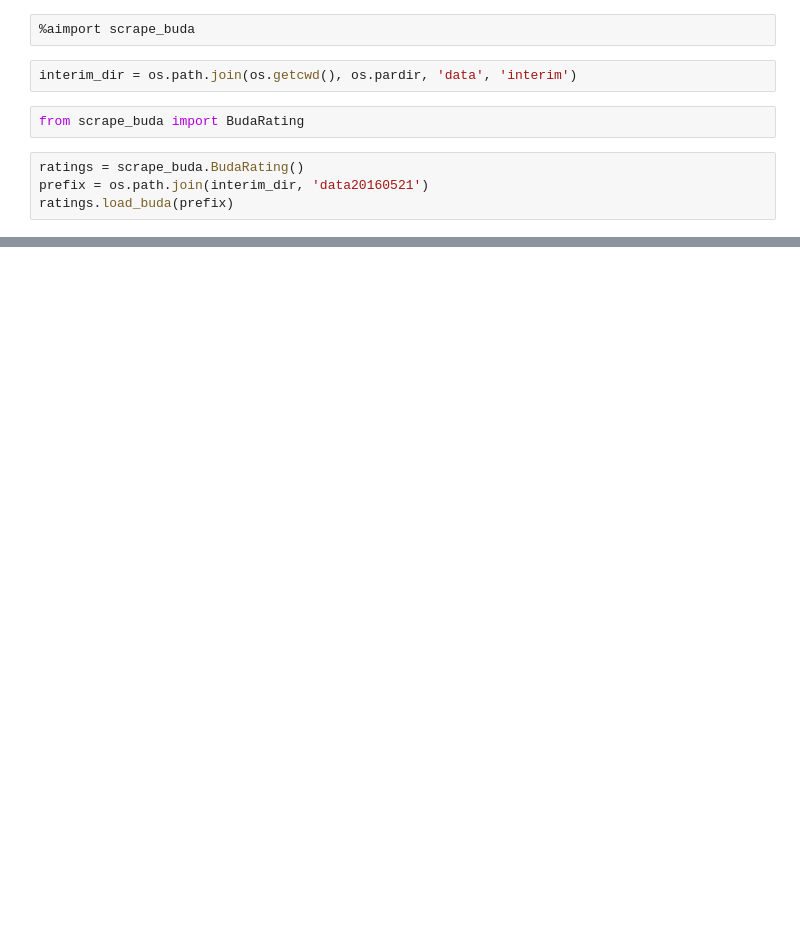
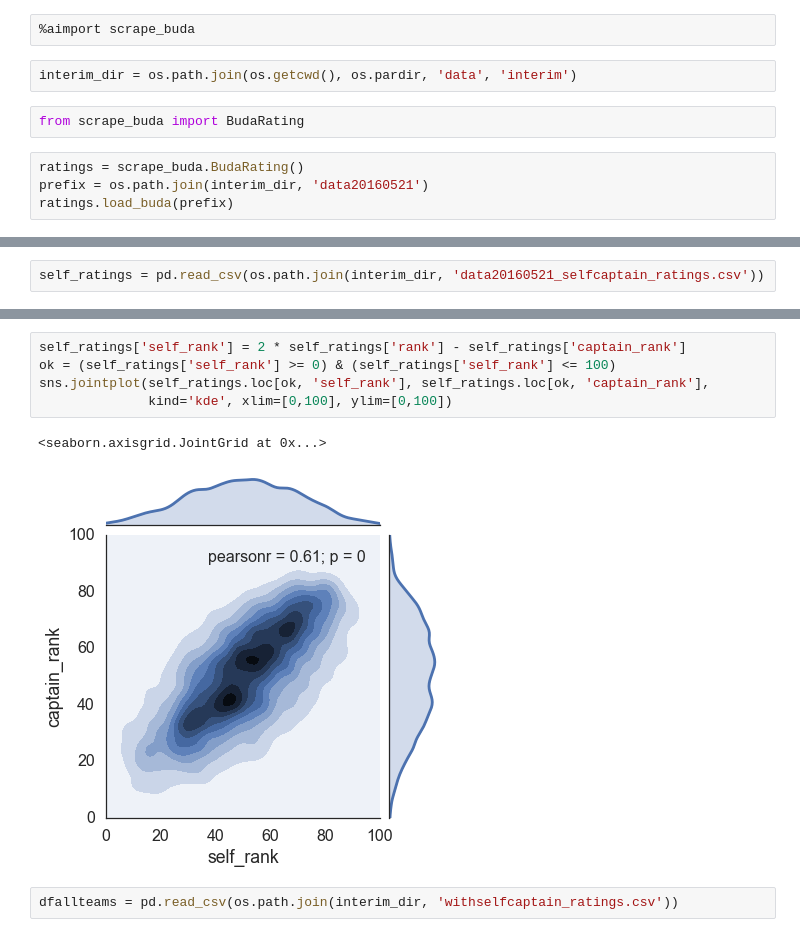
Before and after one commit to rybesh/buda-ratings, a Jupyter notebook: notebooks/Self Ratings.ipynb, the cells around one changed output, grey strips where cells are left out. Cells and saved outputs as stored; diff of their text form; blank space fills up the shorter version.

```diff
--- a/notebooks/Self Ratings.ipynb
+++ b/notebooks/Self Ratings.ipynb
@@ -155,0 +104,2 @@ ratings.team_detail('34600')
+# %%
+self_ratings = pd.read_csv(os.path.join(interim_dir, 'data20160521_selfcaptain_ratings.csv'))
@@ -155,0 +116,10 @@ ratings.team_detail('34600')
+# %%
+self_ratings['self_rank'] = 2 * self_ratings['rank'] - self_ratings['captain_rank']
+ok = (self_ratings['self_rank'] >= 0) & (self_ratings['self_rank'] <= 100)
+sns.jointplot(self_ratings.loc[ok, 'self_rank'], self_ratings.loc[ok, 'captain_rank'],
+              kind='kde', xlim=[0,100], ylim=[0,100])
+# %% [output]
+<seaborn.axisgrid.JointGrid at 0x...>
+[figure, added]
+# %%
+dfallteams = pd.read_csv(os.path.join(interim_dir, 'withselfcaptain_ratings.csv'))
```
Also changed, not shown: parts of 18 cells of this notebook, 2 other files.
